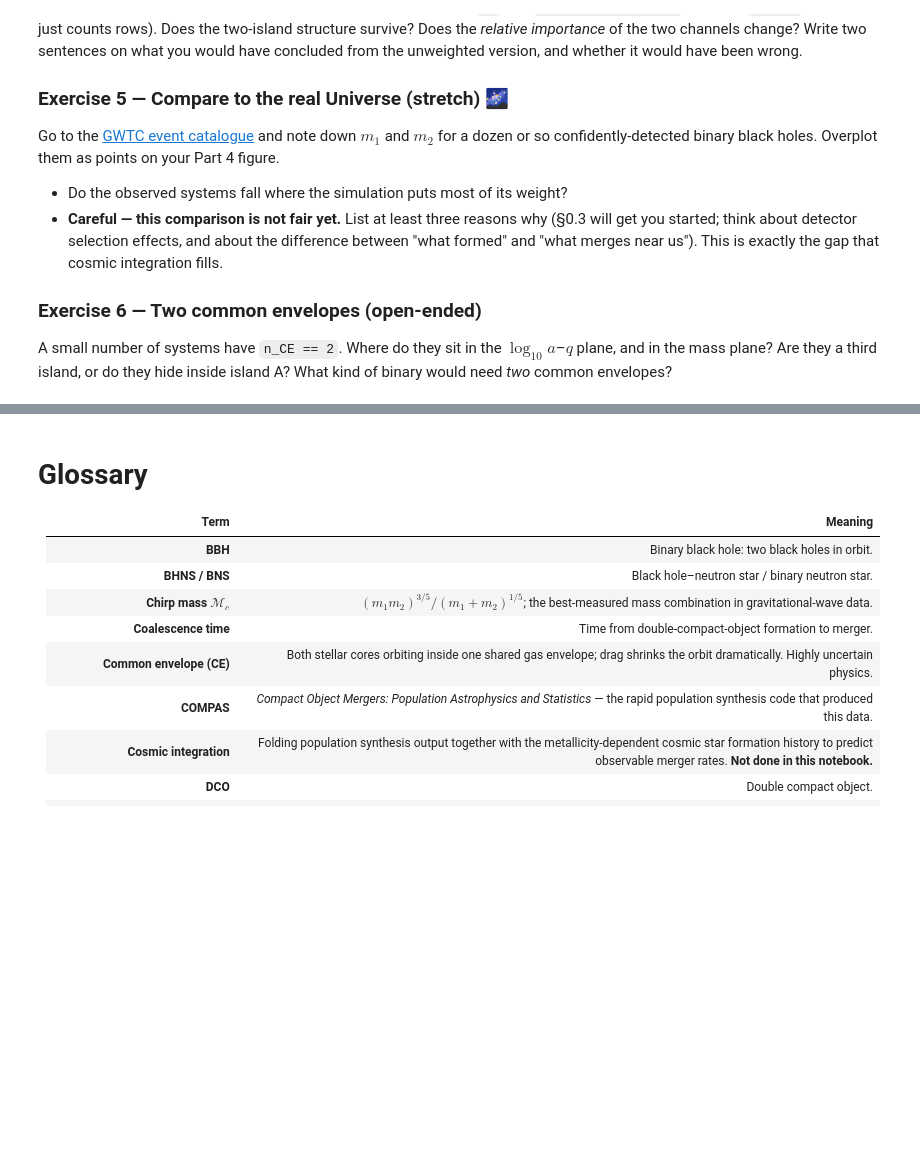
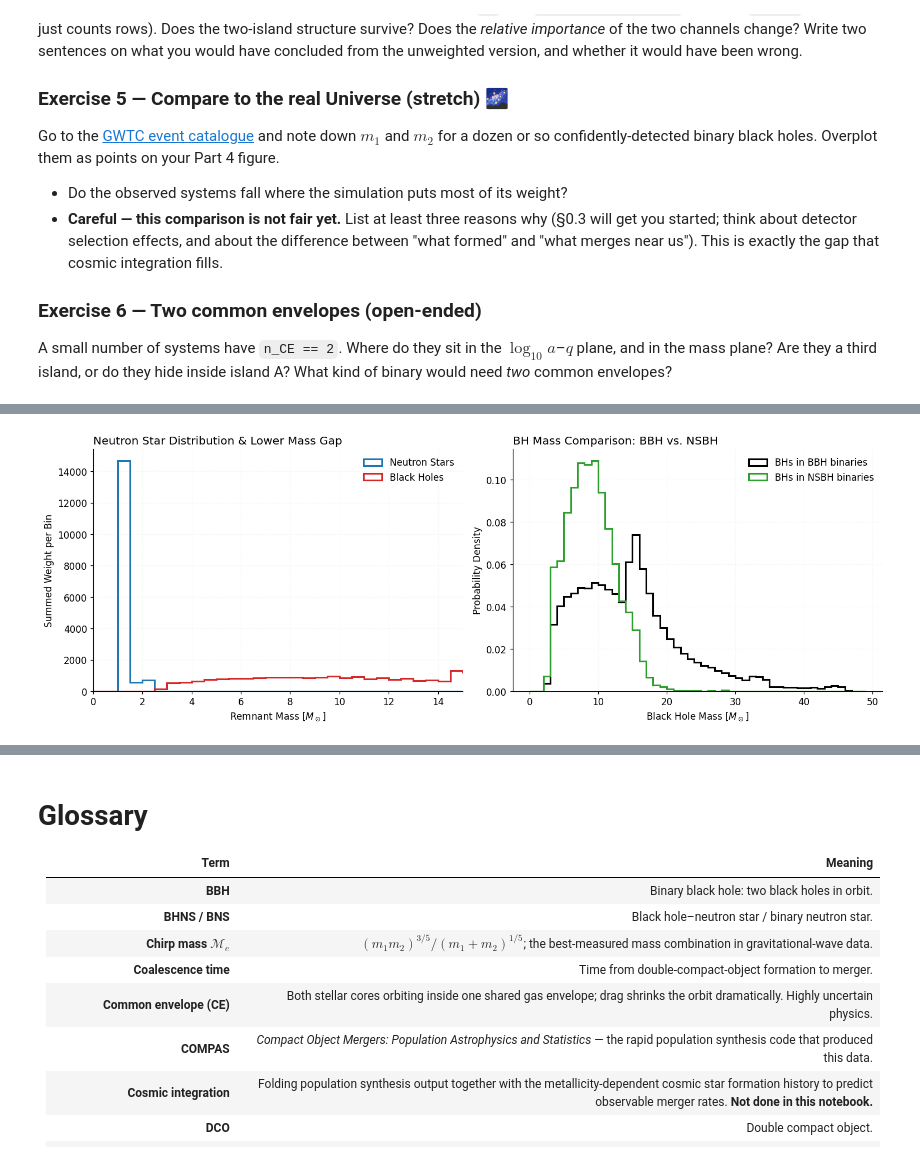
Before and after one commit to GalacticHalo13/GROWL-catalog-public, a Jupyter notebook: onboarding_growl/tutorial_2_analysing_a_population_of_gravitational_wave_sources.ipynb, the cells around one changed output, grey strips where cells are left out. Cells and saved outputs as stored; diff of their text form; code cells hidden in the pictures; blank space fills up the shorter version.

```diff
--- a/onboarding_growl/tutorial_2_analysing_a_population_of_gravitational_wave_sources.ipynb
+++ b/onboarding_growl/tutorial_2_analysing_a_population_of_gravitational_wave_sources.ipynb
@@ -1297,0 +1375,84 @@ would need *two* common envelopes?
+# %%
+
+BH, NS = 14, 13
+
+dco_merging = dco[dco.merges == 1].copy()
+
+is_ns = (dco_merging.type1 == NS) | (dco_merging.type2 == NS)
+is_bh = (dco_merging.type1 == BH) | (dco_merging.type2 == BH)
+
+is_bns = (dco_merging.type1 == NS) & (dco_merging.type2 == NS)
+is_bbh = (dco_merging.type1 == BH) & (dco_merging.type2 == BH)
+is_nsbh = is_ns & is_bh
+
+ns_masses = np.concatenate([
+    dco_merging.M1_raw[dco_merging.type1 == NS],
+    dco_merging.M2_raw[dco_merging.type2 == NS]
+])
+ns_weights = np.concatenate([
+    dco_merging.w[dco_merging.type1 == NS],
+    dco_merging.w[dco_merging.type2 == NS]
+])
+
+bbh_masses = np.concatenate([
+    dco_merging.M1_raw[is_bbh],
+    dco_merging.M2_raw[is_bbh]
+])
+bbh_weights = np.concatenate([
+    dco_merging.w[is_bbh],
+    dco_merging.w[is_bbh]
+])
+
+nsbh_bh_masses = np.where(
+    dco_merging.type1[is_nsbh] == BH,
+    dco_merging.M1_raw[is_nsbh],
+    dco_merging.M2_raw[is_nsbh]
+)
+nsbh_weights = dco_merging.w[is_nsbh]
+
+
+fig, axes = plt.subplots(1, 2, figsize=(14, 5))
+
+mbins = np.arange(0, 45, 0.5)
+axes[0].hist(ns_masses, bins=mbins, weights=ns_weights, histtype="step", lw=2, color="C0", label="Neutron Stars")
+
+bh_all_masses = np.concatenate([
+    dco_merging.M1_raw[dco_merging.type1 == BH],
+    dco_merging.M2_raw[dco_merging.type2 == BH]
+])
+bh_all_weights = np.concatenate([
+    dco_merging.w[dco_merging.type1 == BH],
+    dco_merging.w[dco_merging.type2 == BH]
+])
+axes[0].hist(bh_all_masses, bins=mbins, weights=bh_all_weights, histtype="step", lw=2, color="C3", label="Black Holes")
+
+axes[0].set_xlim(0, 15)
+axes[0].set_xlabel(r"Remnant Mass [$M_\odot$]")
+axes[0].set_ylabel("Summed Weight per Bin")
+axes[0].set_title("Neutron Star Distribution & Lower Mass Gap", loc="left")
+axes[0].legend()
+axes[0].grid(alpha=0.15)
+
+
+bh_bins = np.arange(0, 50, 1.0)
+axes[1].hist(bbh_masses, bins=bh_bins, weights=bbh_weights, density=True,
+             histtype="step", lw=2, color="black", label="BHs in BBH binaries")
+axes[1].hist(nsbh_bh_masses, bins=bh_bins, weights=nsbh_weights, density=True,
+             histtype="step", lw=2, color="C2", label="BHs in NSBH binaries")
+
+axes[1].set_xlabel(r"Black Hole Mass [$M_\odot$]")
+axes[1].set_ylabel("Probability Density")
+axes[1].set_title("BH Mass Comparison: BBH vs. NSBH", loc="left")
+axes[1].legend()
+axes[1].grid(alpha=0.15)
+
+plt.tight_layout()
+plt.show()
+
+
+print("=== Exercise 3 Key Results ===")
+print(f"Maximum Neutron Star Mass : {ns_masses.max():.2f} M_sun")
+print(f"Minimum Black Hole Mass   : {bh_all_masses.min():.2f} M_sun")
+print(f"Lower Mass Gap Exists?    : {bh_all_masses.min() - ns_masses.max():.2f} M_sun wide gap")
+# %% [output]
+[figure, added]
```
Also changed, not shown: parts of 9 cells of this notebook.
